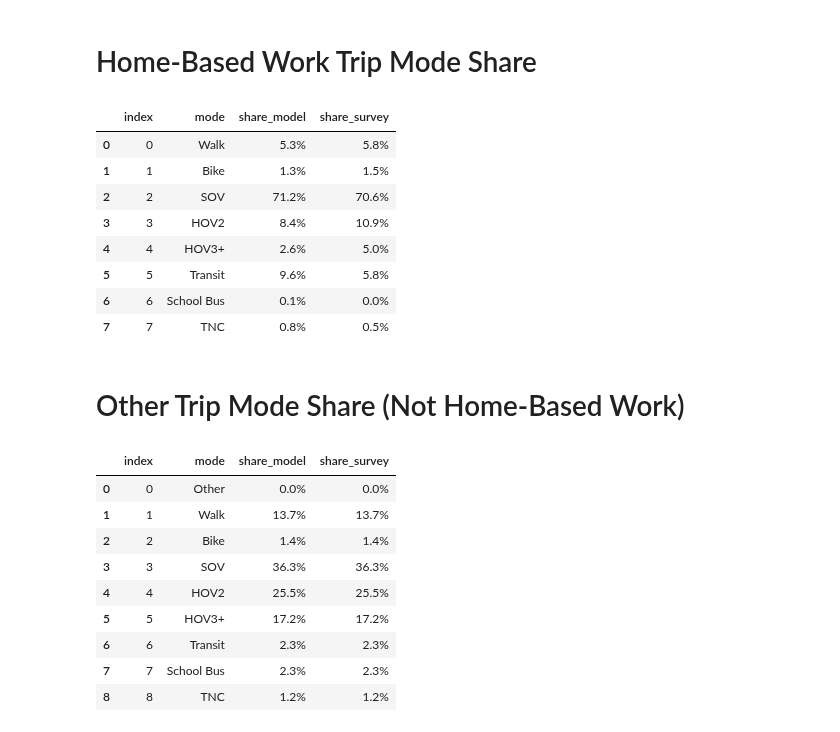
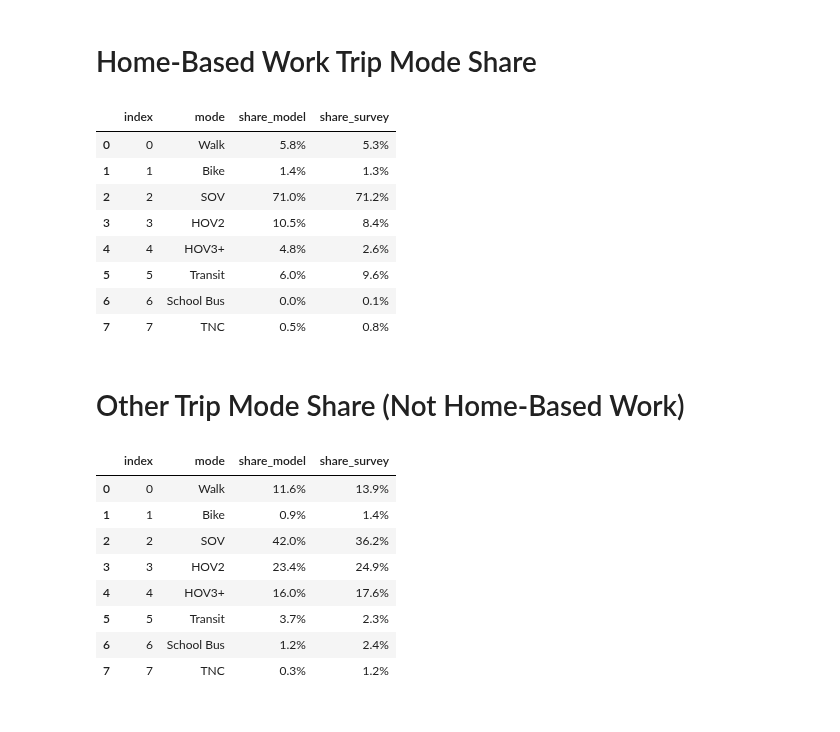
Before and after one commit to psrc/soundcast, a Jupyter notebook: scripts/summarize/notebooks/topsheet.ipynb, the cells around one changed output. Saved outputs shown, nothing was run; the diff lists cells and outputs as text; code cells hidden in the pictures.

Commit message:
fixing bug in mode share survey comparison

```diff
--- a/scripts/summarize/notebooks/topsheet.ipynb
+++ b/scripts/summarize/notebooks/topsheet.ipynb
@@ -290,46 +290,45 @@ mode_dict = {0:'Other',1:'Walk',2:'Bike',3:'SOV',4:'HOV2',5:'HOV3+',6:'Transit',
 survey_df_hbw.replace({'mode':mode_dict}, inplace=True)
 survey_df_hbw.columns = ['mode', 'share']
 
-survey_df_hbw.merge(model_df_hbw, on='mode', suffixes=['_model','_survey']).reset_index()
+model_df_hbw.merge(survey_df_hbw, on='mode', suffixes=['_model','_survey']).reset_index()
 # %% [output]
 |  | index | mode | share_model | share_survey |
-| 0 | 0 | Walk | 5.3% | 5.8% |
-| 1 | 1 | Bike | 1.3% | 1.5% |
-| 2 | 2 | SOV | 71.2% | 70.6% |
-| 3 | 3 | HOV2 | 8.4% | 10.9% |
-| 4 | 4 | HOV3+ | 2.6% | 5.0% |
-| 5 | 5 | Transit | 9.6% | 5.8% |
-| 6 | 6 | School Bus | 0.1% | 0.0% |
-| 7 | 7 | TNC | 0.8% | 0.5% |
+| 0 | 0 | Walk | 5.8% | 5.3% |
+| 1 | 1 | Bike | 1.4% | 1.3% |
+| 2 | 2 | SOV | 71.0% | 71.2% |
+| 3 | 3 | HOV2 | 10.5% | 8.4% |
+| 4 | 4 | HOV3+ | 4.8% | 2.6% |
+| 5 | 5 | Transit | 6.0% | 9.6% |
+| 6 | 6 | School Bus | 0.0% | 0.1% |
+| 7 | 7 | TNC | 0.5% | 0.8% |
 # %% [markdown]
 # Other Trip Mode Share (Not Home-Based Work)
 # %%
 nhbw_trips = trip.loc[trip['Trip Type']!='Home-Based Work']
 model_df_nhbw = nhbw_trips[['mode','trexpfac']].groupby(['mode']).sum()[['trexpfac']]/nhbw_trips[['trexpfac']].sum()
 model_df_nhbw.reset_index(inplace=True)
 mode_dict = {0:'Other',1:'Walk',2:'Bike',3:'SOV',4:'HOV2',5:'HOV3+',6:'Transit',8:'School Bus',9:'TNC'}
 model_df_nhbw.replace({'mode':mode_dict}, inplace=True)
 model_df_nhbw.columns = ['mode', 'share']
 
 
 # Survey trip
-survey_nhbw_trips = trip.loc[trip['Trip Type']!='Home-Based Work']
+survey_nhbw_trips = survey_trip.loc[trip['Trip Type']!='Home-Based Work']
 survey_df_nhbw = survey_nhbw_trips[['mode','trexpfac']].groupby(['mode']).sum()[['trexpfac']]/survey_nhbw_trips[['trexpfac']].sum()
 survey_df_nhbw.reset_index(inplace=True)
 mode_dict = {0:'Other',1:'Walk',2:'Bike',3:'SOV',4:'HOV2',5:'HOV3+',6:'Transit',8:'School Bus',9:'TNC'}
 survey_df_nhbw.replace({'mode':mode_dict}, inplace=True)
 survey_df_nhbw.columns = ['mode', 'share']
 
 
 survey_df_nhbw.merge(model_df_nhbw, on='mode', suffixes=['_model','_survey']).reset_index()
 # %% [output]
 |  | index | mode | share_model | share_survey |
-| 0 | 0 | Other | 0.0% | 0.0% |
-| 1 | 1 | Walk | 13.7% | 13.7% |
-| 2 | 2 | Bike | 1.4% | 1.4% |
-| 3 | 3 | SOV | 36.3% | 36.3% |
-| 4 | 4 | HOV2 | 25.5% | 25.5% |
-| 5 | 5 | HOV3+ | 17.2% | 17.2% |
-| 6 | 6 | Transit | 2.3% | 2.3% |
-| 7 | 7 | School Bus | 2.3% | 2.3% |
-| 8 | 8 | TNC | 1.2% | 1.2% |
+| 0 | 0 | Walk | 11.6% | 13.9% |
+| 1 | 1 | Bike | 0.9% | 1.4% |
+| 2 | 2 | SOV | 42.0% | 36.2% |
+| 3 | 3 | HOV2 | 23.4% | 24.9% |
+| 4 | 4 | HOV3+ | 16.0% | 17.6% |
+| 5 | 5 | Transit | 3.7% | 2.3% |
+| 6 | 6 | School Bus | 1.2% | 2.4% |
+| 7 | 7 | TNC | 0.3% | 1.2% |
```
Also changed, not shown: parts of 9 cells of this notebook.
